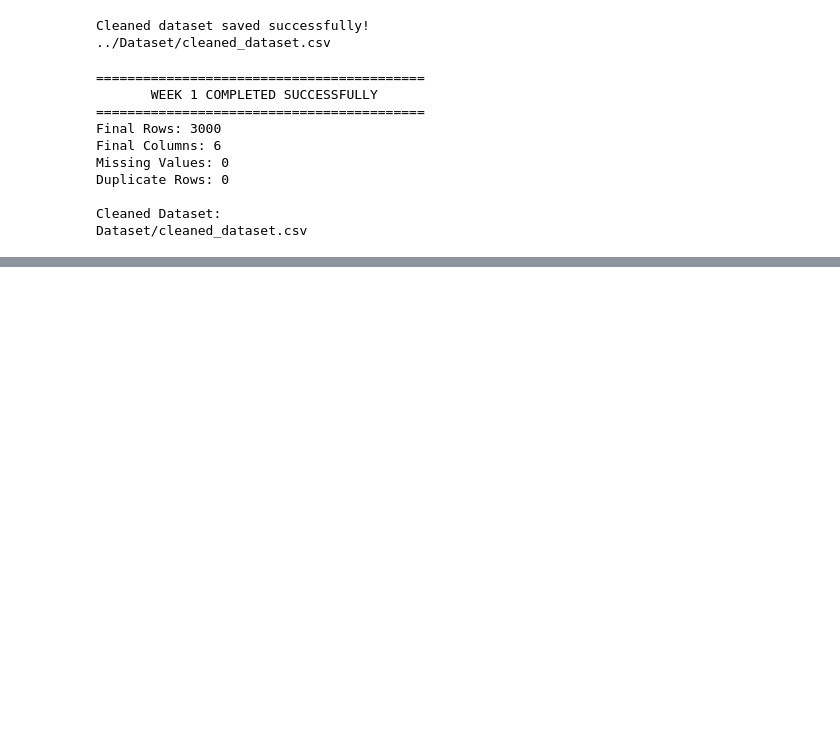
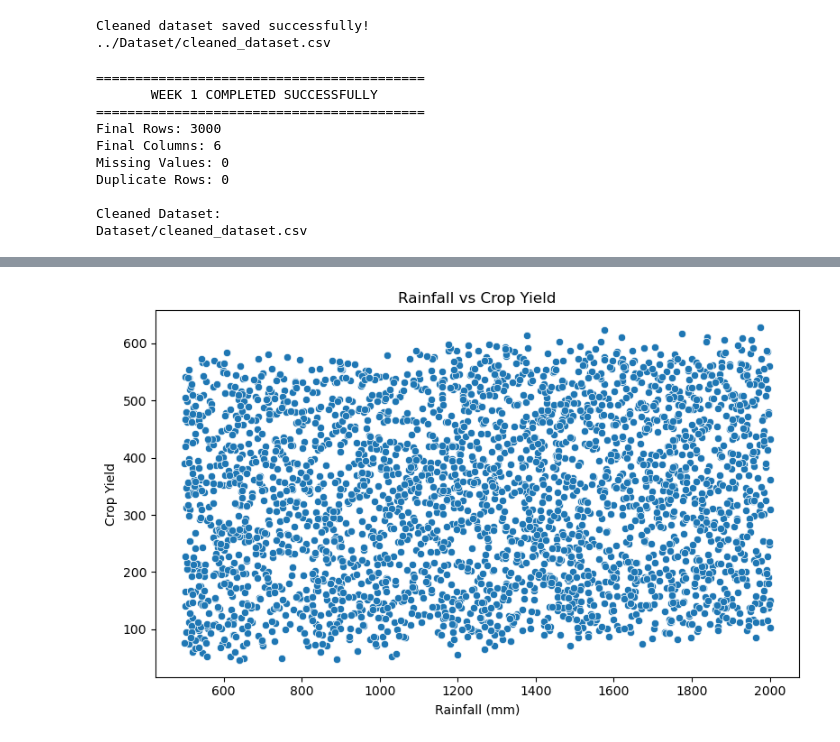
Before and after one commit to Chandril6290Da/agribusiness-crop-yield-analysis, a Jupyter notebook: Notebook/Agribusiness_Crop_Yield_Analysis.ipynb, the cells around one changed output, grey strips where cells are left out. Cells and saved outputs as stored; diff of their text form; code cells hidden in the pictures; blank space fills up the shorter version.

```diff
--- a/Notebook/Agribusiness_Crop_Yield_Analysis.ipynb
+++ b/Notebook/Agribusiness_Crop_Yield_Analysis.ipynb
@@ -402,0 +569,24 @@ Dataset/cleaned_dataset.csv
+# %%
+plt.figure(figsize=(8, 5))
+
+sns.scatterplot(
+    data=df,
+    x="rainfall_mm",
+    y="crop_yield"
+)
+
+plt.title("Rainfall vs Crop Yield")
+plt.xlabel("Rainfall (mm)")
+plt.ylabel("Crop Yield")
+
+plt.tight_layout()
+
+plt.savefig(
+    "../Visualizations/rainfall_vs_yield.png",
+    dpi=300,
+    bbox_inches="tight"
+)
+
+plt.show()
+# %% [output]
+[figure, added]
```
Also changed, not shown: parts of 22 cells of this notebook, 15 other files.
